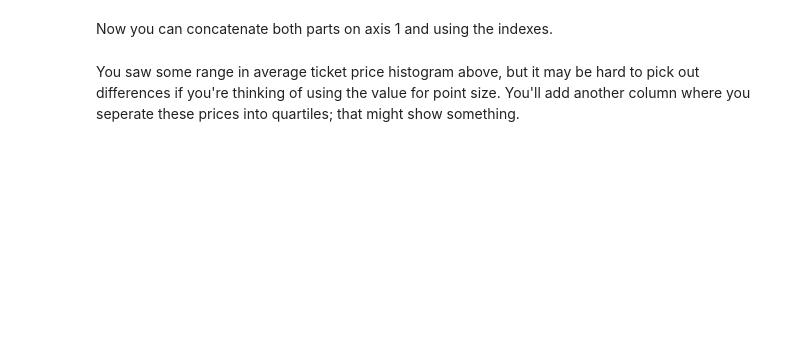
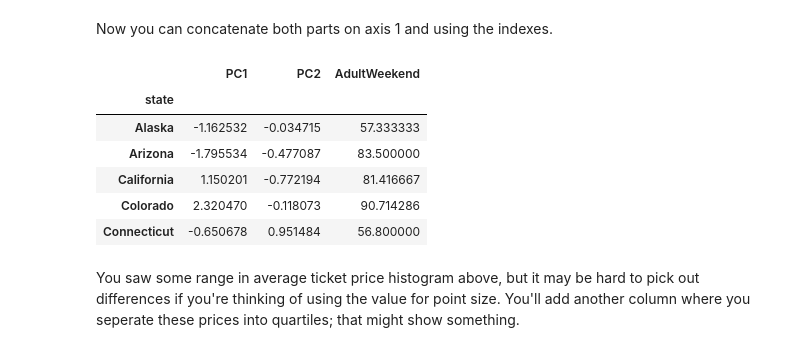
Before and after one commit to MyTruong999/DataScienceGuidedCapstone, a Jupyter notebook: DataScienceGuidedCapstone-master/Notebooks/03_exploratory_data_analysis.ipynb, the cells around one changed output. Cells and saved outputs as stored; diff of their text form; code cells hidden in the pictures; blank space fills up the shorter version.

```diff
--- a/DataScienceGuidedCapstone-master/Notebooks/03_exploratory_data_analysis.ipynb
+++ b/DataScienceGuidedCapstone-master/Notebooks/03_exploratory_data_analysis.ipynb
@@ -406,6 +430,6 @@ Apply the transformation to the data to obtain the derived features.
 # %%
 #Code task 7#
 #Call `state_pca`'s `transform()` method, passing in `state_summary_scale` as its argument
-state_pca_x = state_pca.transform('state_summary')
+state_pca_x = state_pca.transform(state_summary_scale)
 # %%
 state_pca_x.shape
@@ -451,5 +489,5 @@ At this point you have several objects floating around. You have just calculated
 #Remember the first component was given by state_pca_x[:, 0],
 #and the second by state_pca_x[:, 1]
 #Call these 'PC1' and 'PC2', respectively and set the dataframe index to `state_summary_index`
-pca_df = pd.DataFrame({'PC1': state_pca_x[:, 0], 'PC2': state_pca_y[:, 0]}, index='state_summary_index')
+pca_df = pd.DataFrame({'PC1': state_pca_x[:, 0], 'PC2': state_pca_x[:, 1]}, index=state_summary_index)
 pca_df.head()
@@ -466,9 +528,17 @@ Now you can concatenate both parts on axis 1 and using the indexes.
 # %%
 #Code task 10#
 #Use pd.concat to concatenate `pca_df` and `state_avg_price` along axis 1
 # remember, pd.concat will align on index
-pca_df = pd.concat(['pca_df', 'state_avg_price'], axis=1)
+pca_df = pd.concat([pca_df, state_avg_price], axis=1)
 pca_df.head()
+# %% [output]
+|  | PC1 | PC2 | AdultWeekend |
+| state |  |  |  |
+| Alaska | -1.162532 | -0.034715 | 57.333333 |
+| Arizona | -1.795534 | -0.477087 | 83.500000 |
+| California | 1.150201 | -0.772194 | 81.416667 |
+| Colorado | 2.320470 | -0.118073 | 90.714286 |
+| Connecticut | -0.650678 | 0.951484 | 56.800000 |
 # %% [markdown]
 You saw some range in average ticket price histogram above, but it may be hard to pick out differences if you're thinking of using the value for point size. You'll add another column where you seperate these prices into quartiles; that might show something.
 # %%
```
Also changed, not shown: parts of 47 cells of this notebook, 3 other files.
